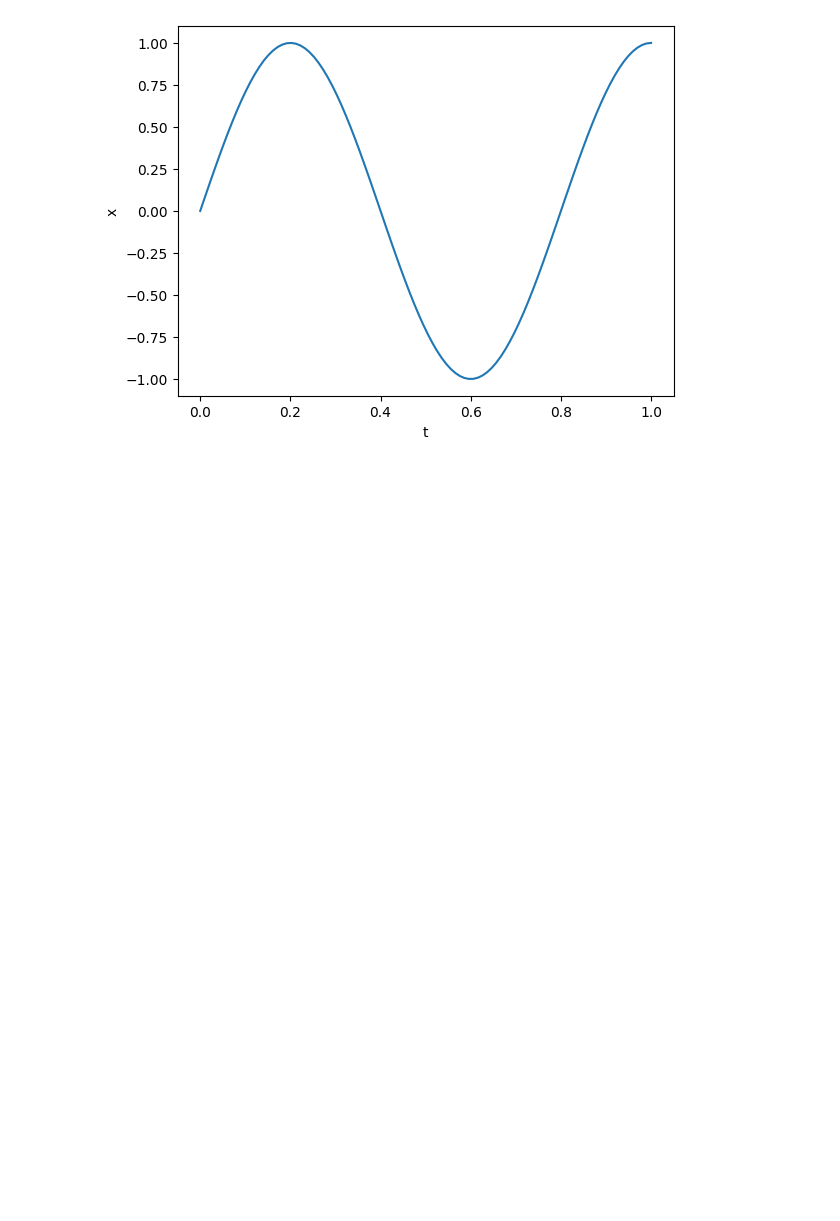
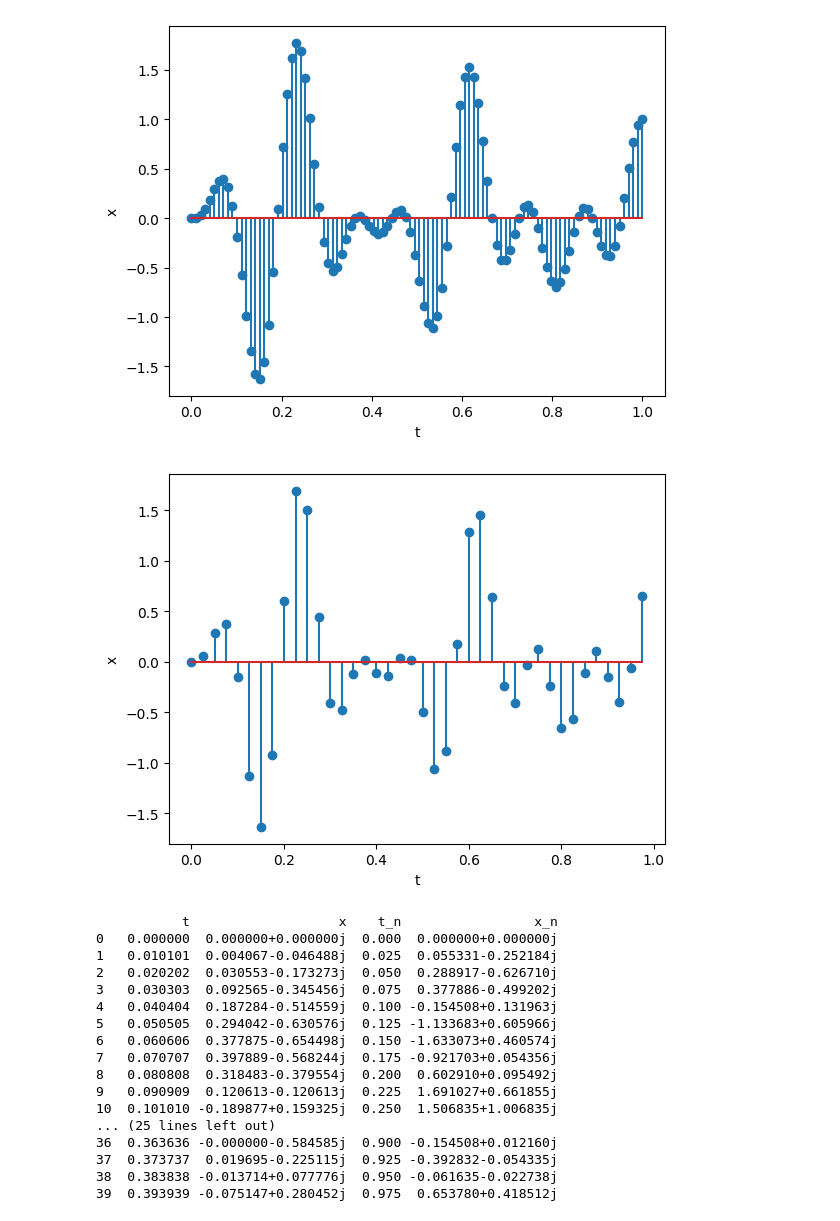
Before and after one commit to Aldopbv/tareas-AldoBarrientos, a Jupyter notebook: Prueba Jupyter N.ipynb, the cells around one changed output. Saved outputs shown, nothing was run; the diff lists cells and outputs as text; code cells hidden in the pictures; blank space fills up the shorter version.

```diff
--- a/Prueba Jupyter N.ipynb
+++ b/Prueba Jupyter N.ipynb
@@ -1,14 +1,47 @@
 # %%
 import numpy as np
 import matplotlib.pyplot as plt
+import pandas as pd
 
 t=np.linspace(0,1,100)
-x=np.sin(5*np.pi*(t/2))
+x=(np.exp(1j*(t/2)*np.pi) - np.exp(1j*t*5*np.pi))*np.sin((3*t/2)*7*np.pi)
 
-
-plt.stem(t,x)
+plt.stem(t,np.real(x))
 plt.xlabel('t')
 plt.ylabel('x')
 plt.show()
+
+fs=40 #fecuencia de nyquist
+T=1/fs
+t_n=np.arange(0,1,T)
+x_n=(np.exp(1j*(t_n/2)*np.pi) - np.exp(1j*t_n*5*np.pi))*np.sin((3*t_n/2)*7*np.pi)
+
+plt.stem(t_n,np.real(x_n))
+plt.xlabel('t')
+plt.ylabel('x')
+plt.show()
+
+min_len = min(len(t), len(x), len(t_n), len(x_n))
+datos={'t': t[:min_len], 'x': x[:min_len], 't_n': t_n[:min_len], 'x_n': x_n[:min_len]}
+df = pd.DataFrame(datos)
+print(df)
 # %% [output]
-[figure, old version]
+[figure, new version]
+[figure, added]
+           t                   x    t_n                 x_n
+0   0.000000  0.000000+0.000000j  0.000  0.000000+0.000000j
+1   0.010101  0.004067-0.046488j  0.025  0.055331-0.252184j
+2   0.020202  0.030553-0.173273j  0.050  0.288917-0.626710j
+3   0.030303  0.092565-0.345456j  0.075  0.377886-0.499202j
+4   0.040404  0.187284-0.514559j  0.100 -0.154508+0.131963j
+5   0.050505  0.294042-0.630576j  0.125 -1.133683+0.605966j
+6   0.060606  0.377875-0.654498j  0.150 -1.633073+0.460574j
+7   0.070707  0.397889-0.568244j  0.175 -0.921703+0.054356j
+8   0.080808  0.318483-0.379554j  0.200  0.602910+0.095492j
+9   0.090909  0.120613-0.120613j  0.225  1.691027+0.661855j
+10  0.101010 -0.189877+0.159325j  0.250  1.506835+1.006835j
+... (25 lines left out)
+36  0.363636 -0.000000-0.584585j  0.900 -0.154508+0.012160j
+37  0.373737  0.019695-0.225115j  0.925 -0.392832-0.054335j
+38  0.383838 -0.013714+0.077776j  0.950 -0.061635-0.022738j
+39  0.393939 -0.075147+0.280452j  0.975  0.653780+0.418512j
```
